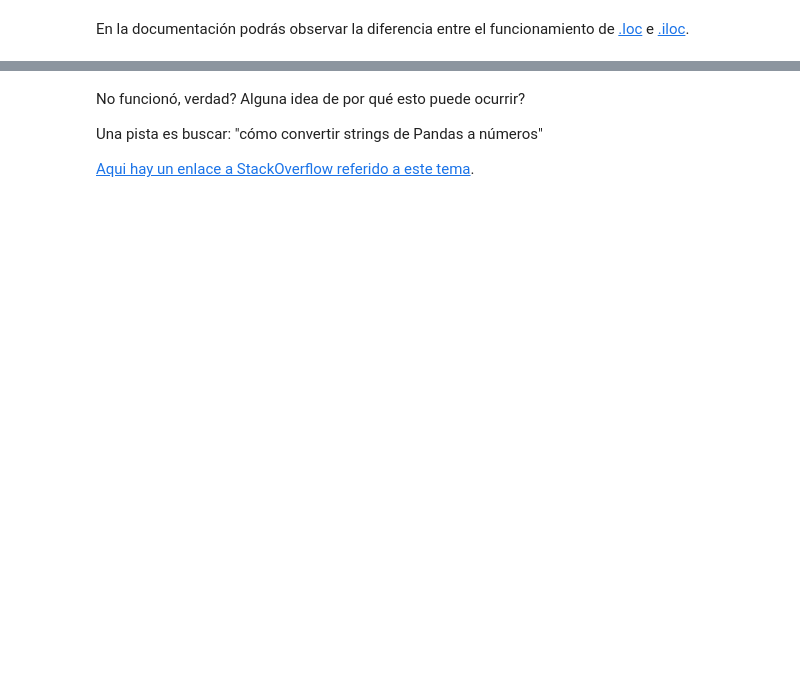
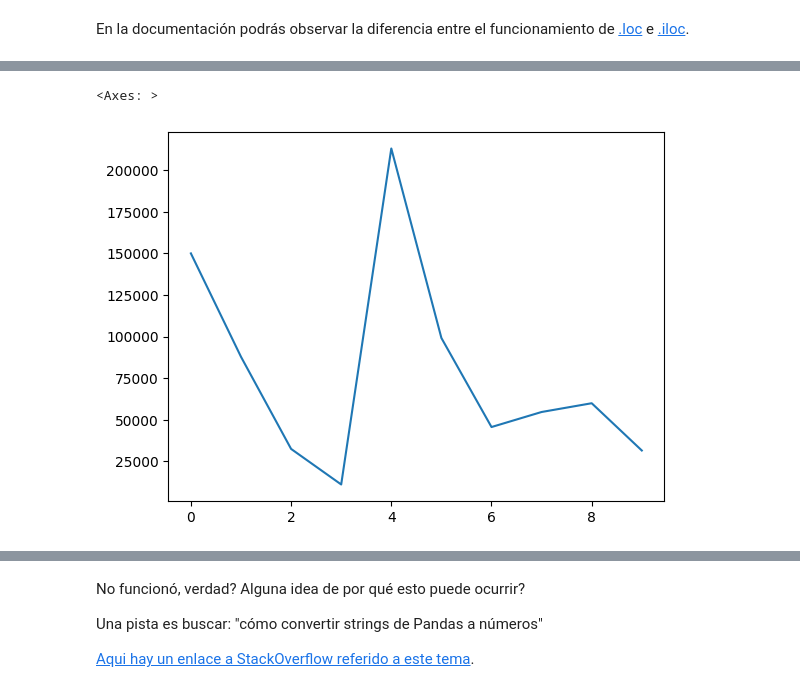
Before and after one commit to Mgobeaalcoba/all_python_for_everybody_my_course, a Jupyter notebook: 15_day/practice_pandas.ipynb, the cells around one changed output, grey strips where cells are left out. Cells and saved outputs as stored; diff of their text form; code cells hidden in the pictures; blank space fills up the shorter version.

```diff
--- a/15_day/practice_pandas.ipynb
+++ b/15_day/practice_pandas.ipynb
@@ -25,2 +58,5 @@ Siempre es una buena idea verificar la [Documentación Oficial de Pandas](https:
 # %%
 # Importar "ventas-autos.csv" y convertirlo en un nuevo DATAFRAME
+# ventas_auto = pd.read_csv("./content/drive/MyDrive/Colab Notebooks/ventas-autos.csv")
+ventas_auto = pd.read_csv("./ventas-autos.csv")
+ventas_auto
@@ -63,4 +228,11 @@ En la documentación podrás observar la diferencia entre el funcionamiento de [
 # %%
 # Importamos Matplotlib y creamos un gráfico con los valores de la columna Kilometraje
+import matplotlib.pyplot as plt
+# %matplotlib inline
+
+ventas_auto["Kilometraje"].plot()
+# %% [output]
+<Axes: >
+[figure, added]
 # %%
 # Puede que un gráfico más apropiado en este caso sea un histograma?
```
Also changed, not shown: parts of 29 cells of this notebook, 2 other files.
